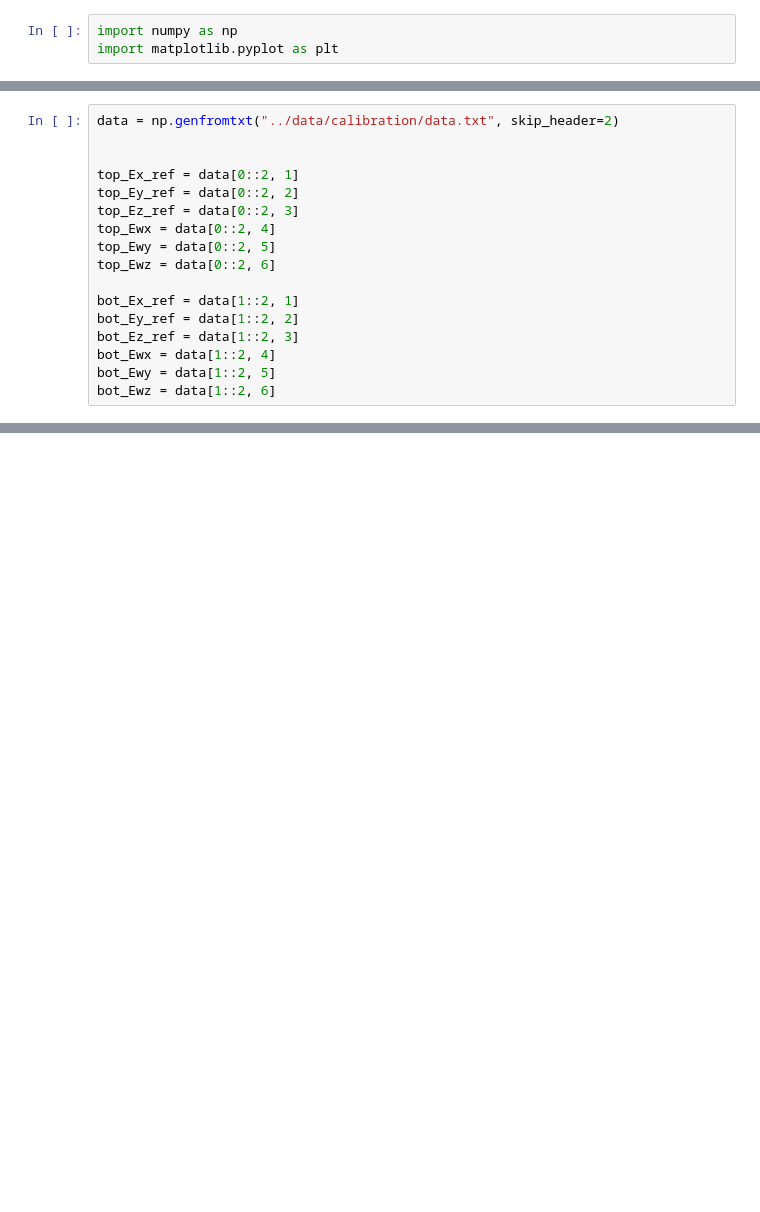
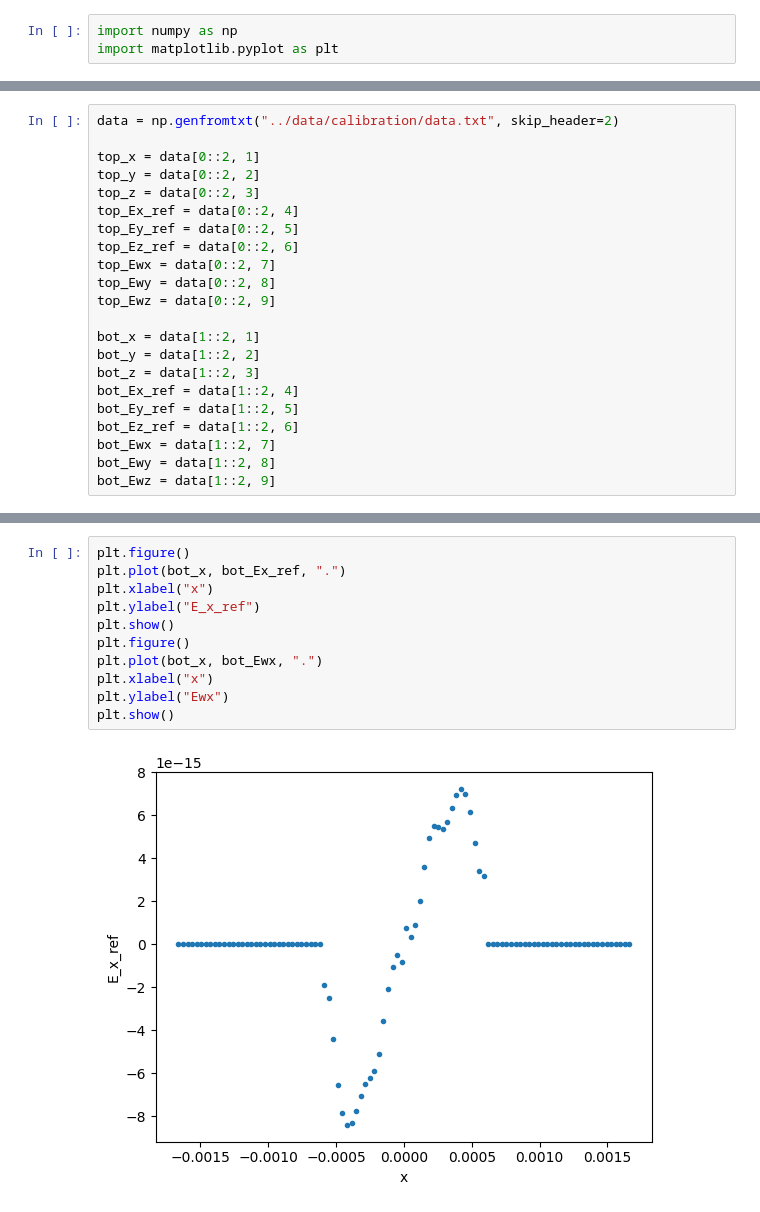
Before and after one commit to AntonLED/bach_degree, a Jupyter notebook: proc/calibration_proc.ipynb, the cells around one changed output, grey strips where cells are left out. Cells and saved outputs as stored; diff of their text form; blank space fills up the shorter version.

```diff
--- a/proc/calibration_proc.ipynb
+++ b/proc/calibration_proc.ipynb
@@ -4,17 +163,22 @@ import matplotlib.pyplot as plt
 # %%
 data = np.genfromtxt("../data/calibration/data.txt", skip_header=2)
 
+top_x = data[0::2, 1]
+top_y = data[0::2, 2]
+top_z = data[0::2, 3]
+top_Ex_ref = data[0::2, 4]
+top_Ey_ref = data[0::2, 5]
+top_Ez_ref = data[0::2, 6]
+top_Ewx = data[0::2, 7]
+top_Ewy = data[0::2, 8]
+top_Ewz = data[0::2, 9]
 
-top_Ex_ref = data[0::2, 1]
-top_Ey_ref = data[0::2, 2]
-top_Ez_ref = data[0::2, 3]
-top_Ewx = data[0::2, 4]
-top_Ewy = data[0::2, 5]
-top_Ewz = data[0::2, 6]
-
-bot_Ex_ref = data[1::2, 1]
-bot_Ey_ref = data[1::2, 2]
-bot_Ez_ref = data[1::2, 3]
-bot_Ewx = data[1::2, 4]
-bot_Ewy = data[1::2, 5]
-bot_Ewz = data[1::2, 6]
+bot_x = data[1::2, 1]
+bot_y = data[1::2, 2]
+bot_z = data[1::2, 3]
+bot_Ex_ref = data[1::2, 4]
+bot_Ey_ref = data[1::2, 5]
+bot_Ez_ref = data[1::2, 6]
+bot_Ewx = data[1::2, 7]
+bot_Ewy = data[1::2, 8]
+bot_Ewz = data[1::2, 9]
@@ -53,0 +185,13 @@ plt.show()
+# %%
+plt.figure()
+plt.plot(bot_x, bot_Ex_ref, ".")
+plt.xlabel("x")
+plt.ylabel("E_x_ref")
+plt.show()
+plt.figure()
+plt.plot(bot_x, bot_Ewx, ".")
+plt.xlabel("x")
+plt.ylabel("Ewx")
+plt.show()
+# %% [output]
+[figure, added]
```
Also changed, not shown: parts of 8 cells of this notebook, 6 other files.
